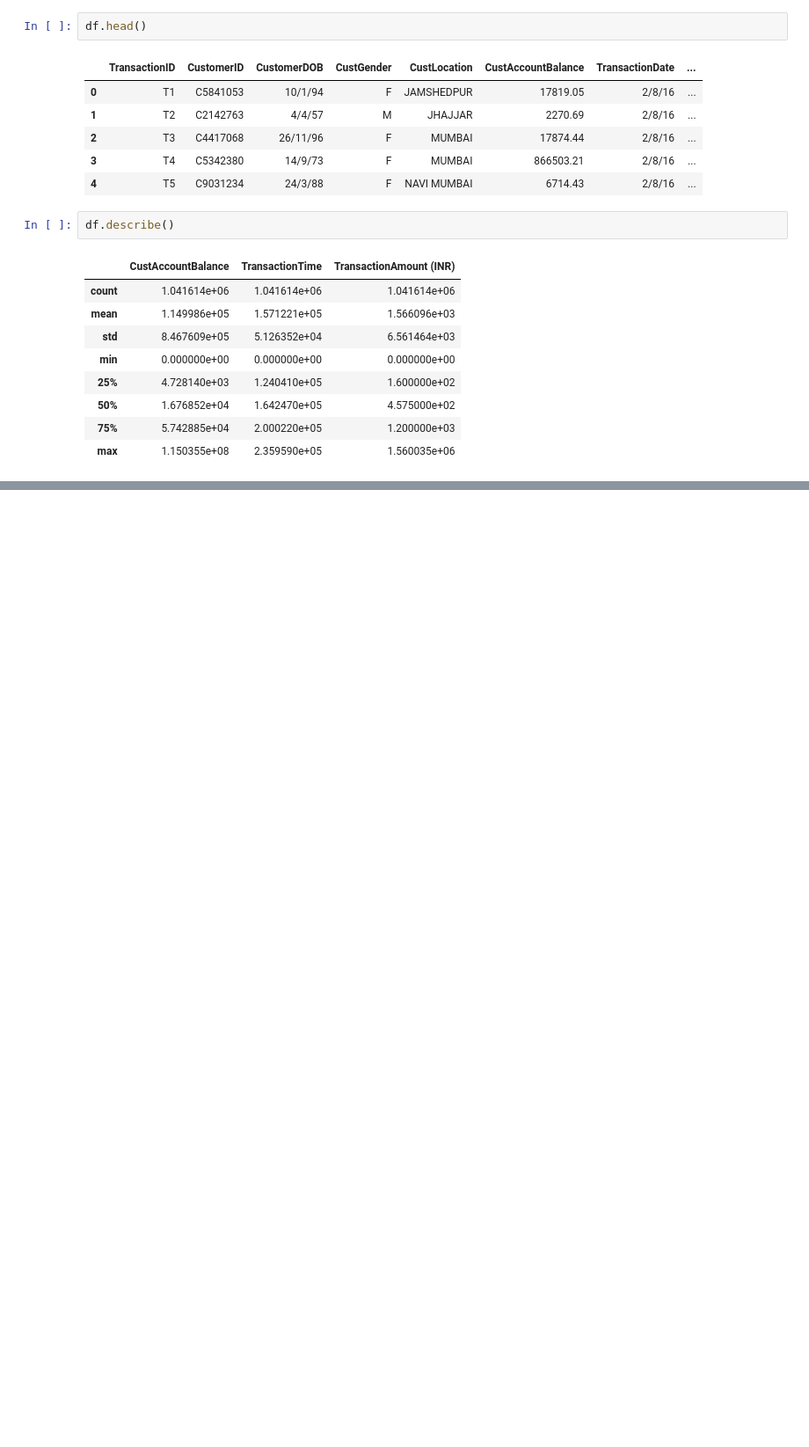
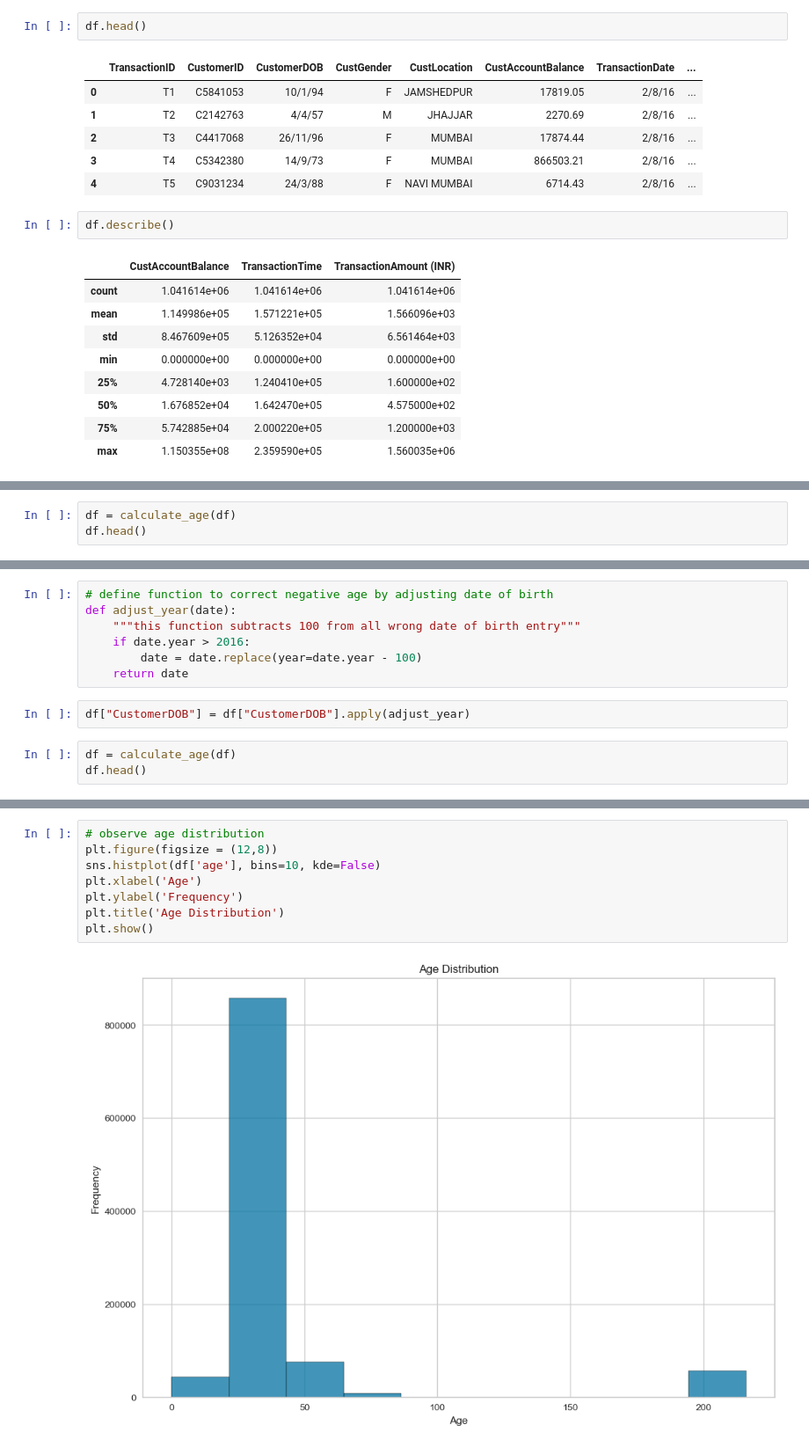
Before and after one commit to Emerald-GitHub/RFM-Based-Customer-Segmentation, a Jupyter notebook: Notebooks/RFM_Customer_Segmentation_solution.ipynb, the cells around one changed output, grey strips where cells are left out. Shown at 88% size. Drawn from its saved outputs; the diff is of its cells as text; blank space fills up the shorter version.

```diff
--- a/Notebooks/RFM_Customer_Segmentation_solution.ipynb
+++ b/Notebooks/RFM_Customer_Segmentation_solution.ipynb
@@ -69,0 +174,3 @@ df.describe()
+# %%
+df = calculate_age(df)
+df.head()
@@ -69,0 +202,12 @@ df.describe()
+# %%
+# define function to correct negative age by adjusting date of birth
+def adjust_year(date):
+    """this function subtracts 100 from all wrong date of birth entry"""
+    if date.year > 2016:
+        date = date.replace(year=date.year - 100)
+    return date
+# %%
+df["CustomerDOB"] = df["CustomerDOB"].apply(adjust_year)
+# %%
+df = calculate_age(df)
+df.head()
@@ -69,0 +221,10 @@ df.describe()
+# %%
+# observe age distribution
+plt.figure(figsize = (12,8))
+sns.histplot(df['age'], bins=10, kde=False)
+plt.xlabel('Age')
+plt.ylabel('Frequency')
+plt.title('Age Distribution')
+plt.show()
+# %% [output]
+[figure, added]
```
Also changed, not shown: parts of 32 cells of this notebook.
